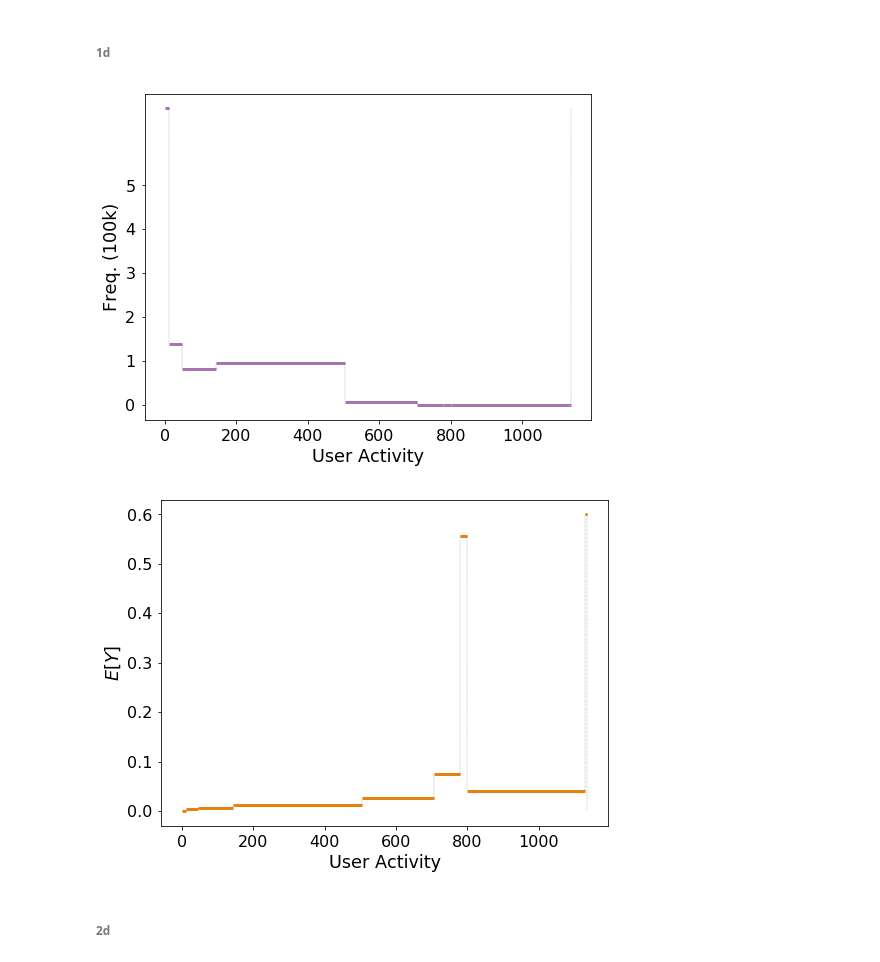
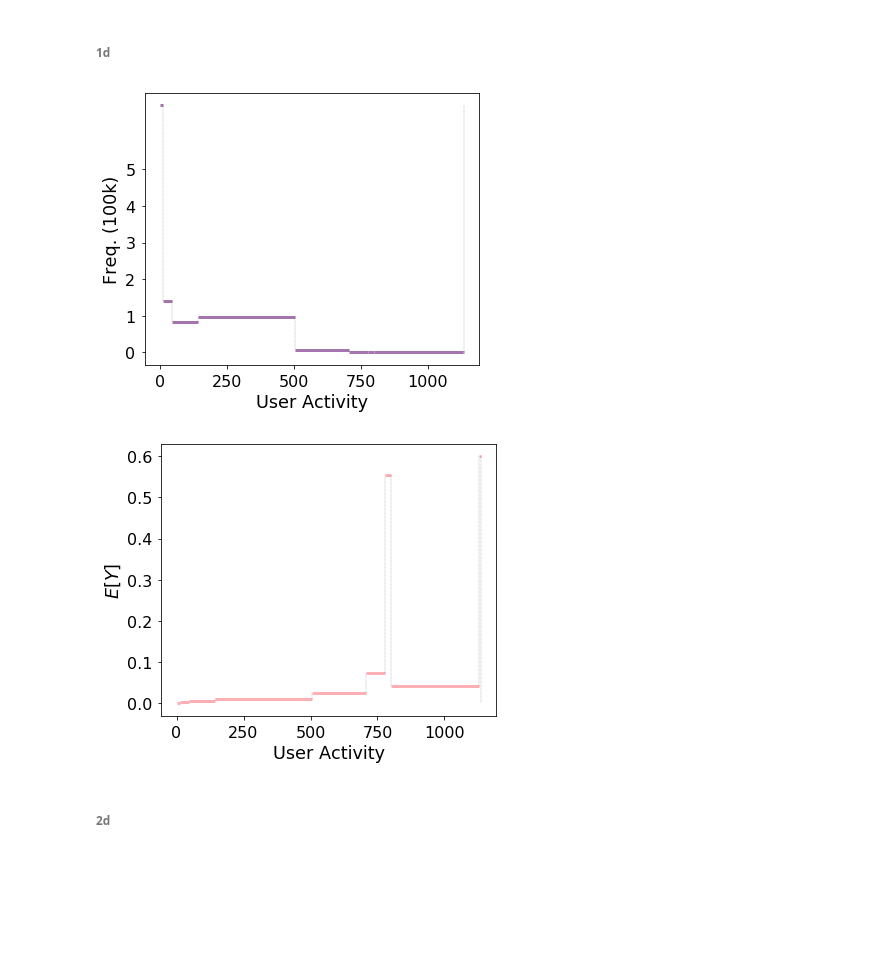
Before and after one commit to peterfennell/S3D, a Jupyter notebook: replicate/3-visualize-models.ipynb, the cells around one changed output. Saved outputs shown, nothing was run; the diff lists cells and outputs as text; code cells hidden in the pictures; blank space fills up the shorter version.

```diff
--- a/replicate/3-visualize-models.ipynb
+++ b/replicate/3-visualize-models.ipynb
@@ -354,24 +366,27 @@ splits_at_dim, N_dim, intensity_dim, pred_dim, chosen_f_dim = utils.visualize_s3
 # %%
 fig, ax = utils.visualize_s3d_model_1d(splits_at_dim, N_dim,
                                        xlab=feature_list[0],
                                        ylab='Freq. (100k)',
                                        xscale='linear', yscale='linear',
                                        #hlines_kwargs={'color': color_list[0], 'linewidth': 3}
-                                       hlines_kwargs={'color': purple_color, 'linewidth': 3}
+                                       hlines_kwargs={'color': purple_color, 'linewidth': 3},
+                                       figsize=(6,5),
                                       )
 #ax.set_xlabel('Signup Percentile')
 ax.set_yticks([int(i*1e5) for i in range(6)])
 _ = ax.set_yticklabels(pd.np.arange(6))
 # %% [output]
-[figure, old version]
+[figure, new version]
 # %%
 fig, ax = utils.visualize_s3d_model_1d(splits_at_dim, intensity_dim,
                                        xlab=feature_list[0], ylab=r'$E[Y]$',
                                        xscale='linear', yscale='linear',
-                                       hlines_kwargs={'color': orange_color, 'linewidth': 3}
+                                       #hlines_kwargs={'color': orange_color, 'linewidth': 3}
+                                       hlines_kwargs={'color': '#FDB0B4', 'linewidth': 3},
+                                       figsize=(6,5),
                                       )
 # %% [output]
-[figure, old version]
+[figure, new version]
 # %% [markdown]
 ###### 2d
 # %%
```
Also changed, not shown: parts of 15 cells of this notebook.
